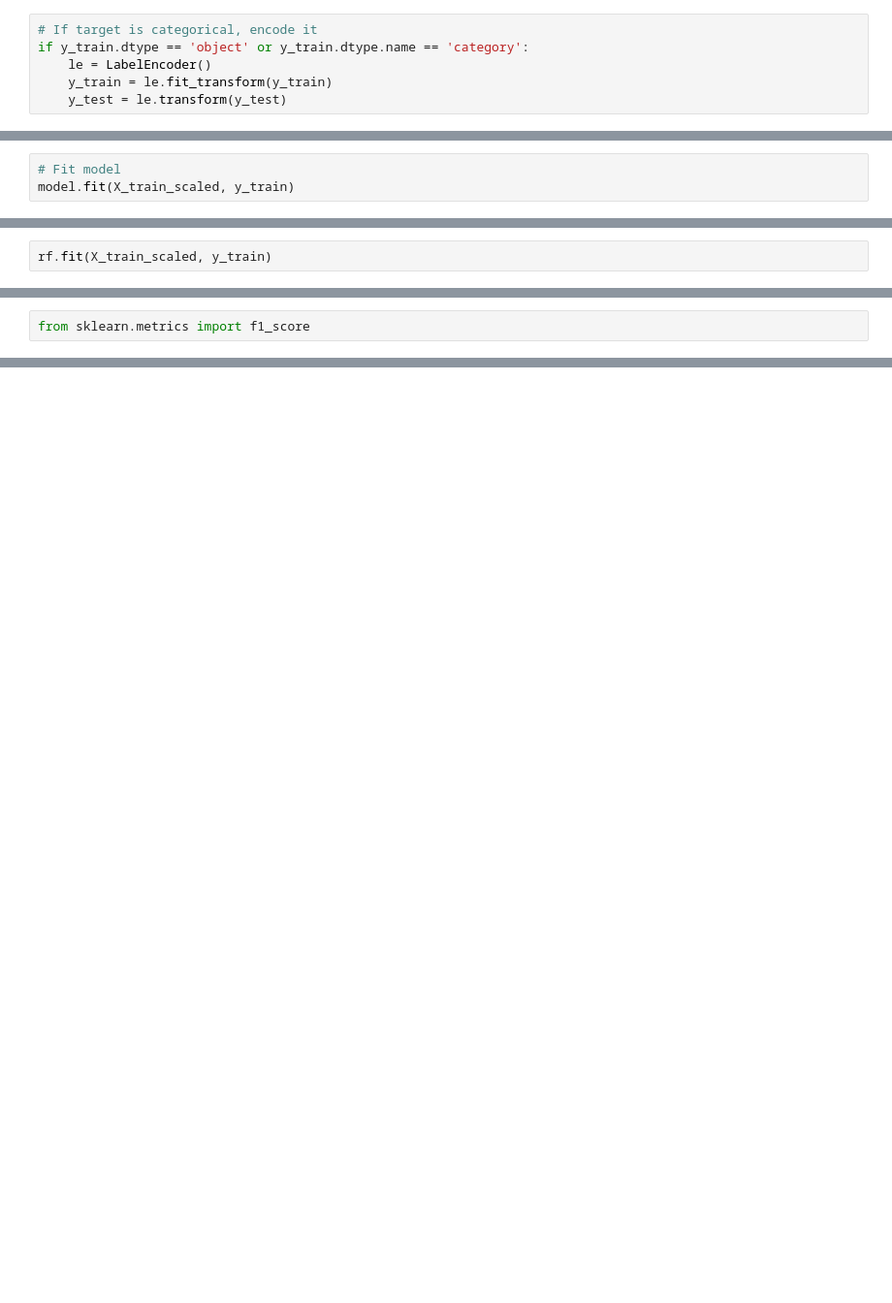
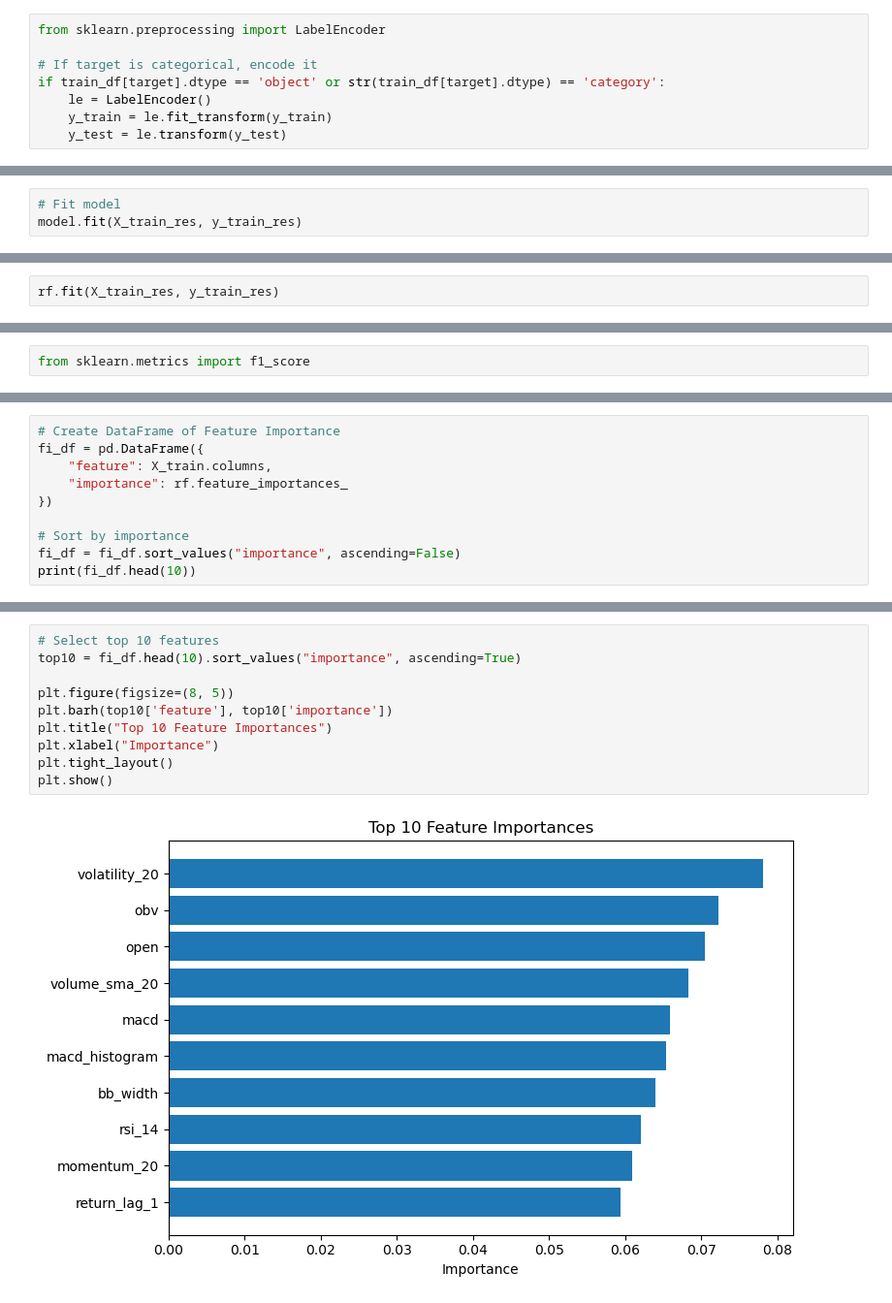
Before and after one commit to Philiaagam/Stock-analysis, a Jupyter notebook: notebooks/04_improved_model.ipynb, the cells around one changed output, grey strips where cells are left out. Shown at 97% size. Drawn from its saved outputs; the diff is of its cells as text; blank space fills up the shorter version.

```diff
--- a/notebooks/04_improved_model.ipynb
+++ b/notebooks/04_improved_model.ipynb
@@ -1052,6 +1220,8 @@ print(X_train.dtypes)
 # %%
+from sklearn.preprocessing import LabelEncoder
+
 # If target is categorical, encode it
-if y_train.dtype == 'object' or y_train.dtype.name == 'category':
+if train_df[target].dtype == 'object' or str(train_df[target].dtype) == 'category':
     le = LabelEncoder()
     y_train = le.fit_transform(y_train)
     y_test = le.transform(y_test)
@@ -1089,4 +1293,4 @@ from sklearn.linear_model import LogisticRegression
 model = LogisticRegression(max_iter=1000, class_weight='balanced')
 # %%
 # Fit model
-model.fit(X_train_scaled, y_train)
+model.fit(X_train_res, y_train_res)
@@ -1122,4 +1347,4 @@ from sklearn.ensemble import RandomForestClassifier
 # %%
 rf = RandomForestClassifier(n_estimators=100, max_depth=20, random_state=42, class_weight='balanced' )
 # %%
-rf.fit(X_train_scaled, y_train)
+rf.fit(X_train_res, y_train_res)
@@ -1190,0 +1493,10 @@ comparison
+# %%
+# Create DataFrame of Feature Importance
+fi_df = pd.DataFrame({
+    "feature": X_train.columns,
+    "importance": rf.feature_importances_
+})
+
+# Sort by importance
+fi_df = fi_df.sort_values("importance", ascending=False)
+print(fi_df.head(10))
@@ -1190,0 +1515,12 @@ comparison
+# %%
+# Select top 10 features
+top10 = fi_df.head(10).sort_values("importance", ascending=True)
+
+plt.figure(figsize=(8, 5))
+plt.barh(top10['feature'], top10['importance'])
+plt.title("Top 10 Feature Importances")
+plt.xlabel("Importance")
+plt.tight_layout()
+plt.show()
+# %% [output]
+[figure, added]
```
Also changed, not shown: parts of 68 cells of this notebook, 1 other file.
